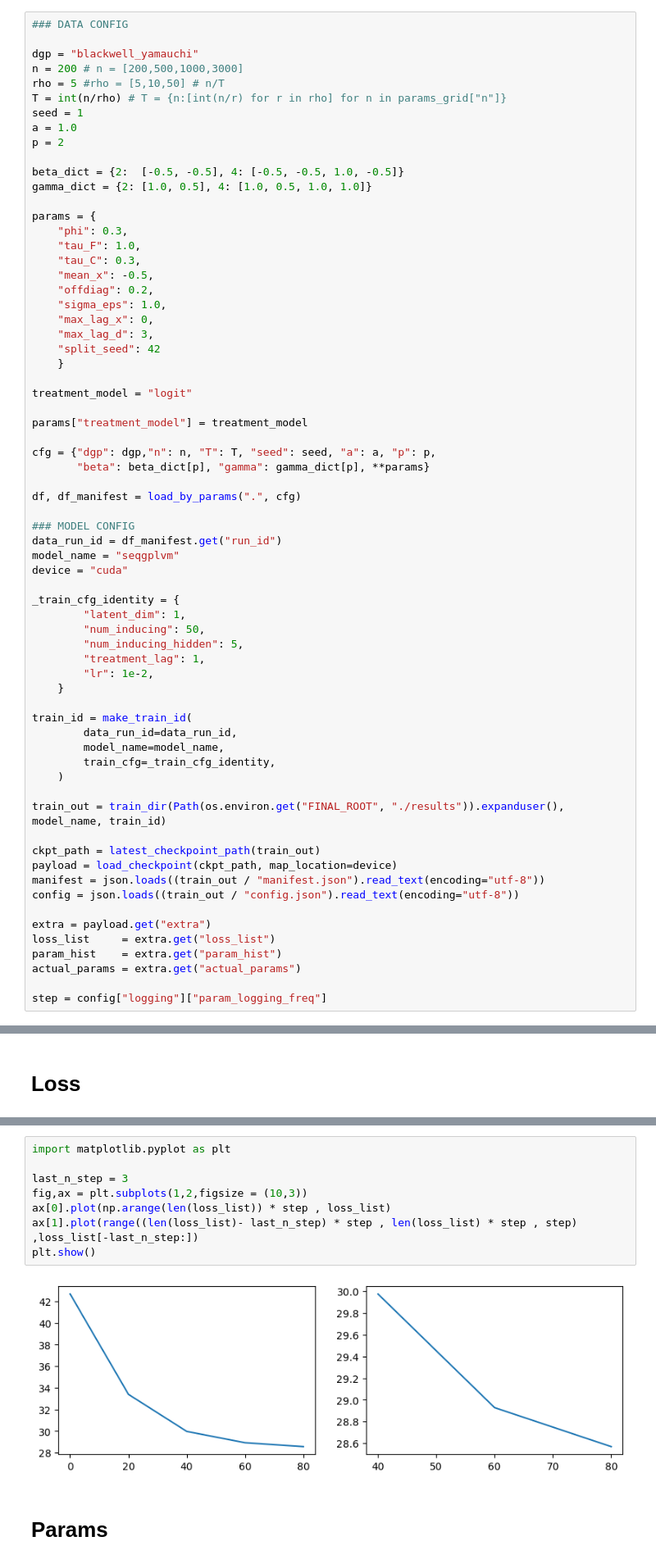
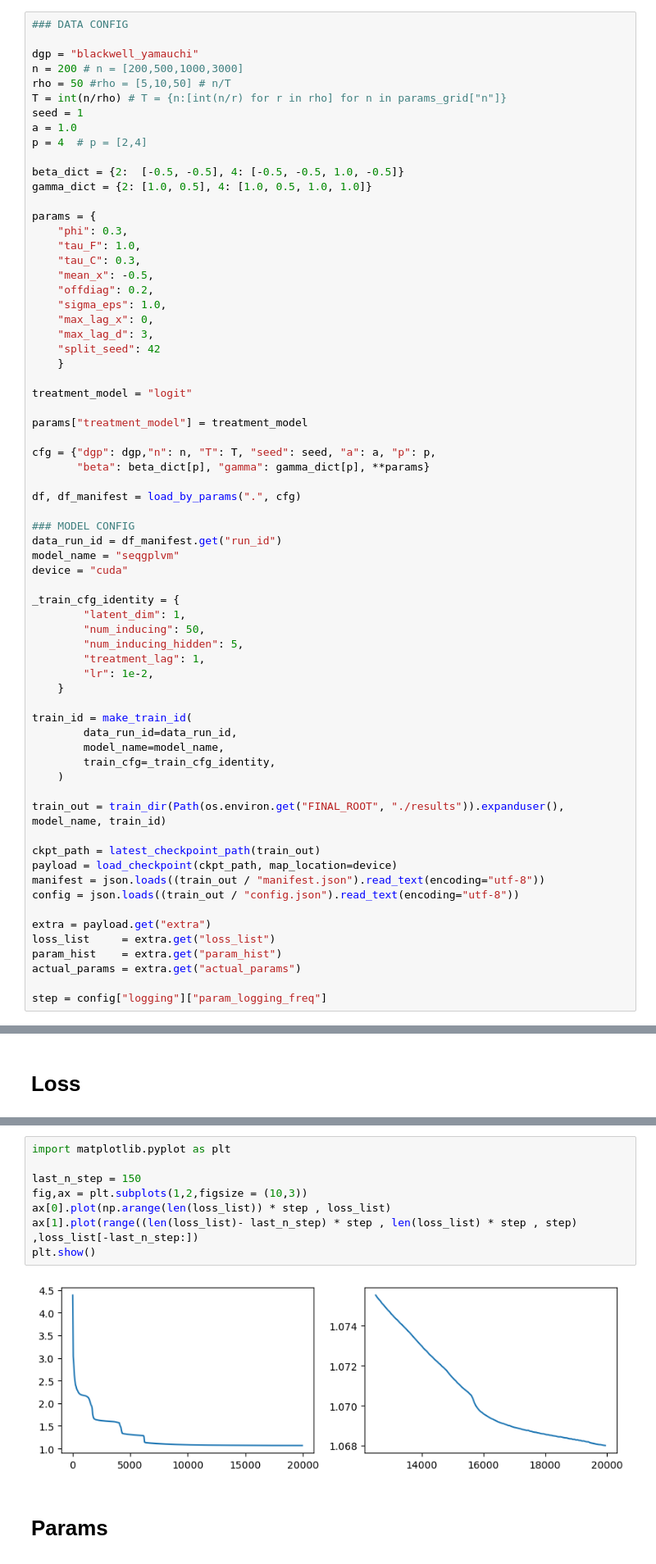
Before and after one commit to Ali-Setareh/SeqGPLVM_FEMSM, a Jupyter notebook: notebooks/model_inspection.ipynb, the cells around one changed output, grey strips where cells are left out. Shown at 82% size. Drawn from its saved outputs; the diff is of its cells as text.

```diff
--- a/notebooks/model_inspection.ipynb
+++ b/notebooks/model_inspection.ipynb
@@ -38,11 +58,11 @@ df_idx.head()
 
 dgp = "blackwell_yamauchi"
 n = 200 # n = [200,500,1000,3000]
-rho = 5 #rho = [5,10,50] # n/T
+rho = 50 #rho = [5,10,50] # n/T
 T = int(n/rho) # T = {n:[int(n/r) for r in rho] for n in params_grid["n"]}
 seed = 1
 a = 1.0
-p = 2
+p = 4  # p = [2,4]
 
 beta_dict = {2:  [-0.5, -0.5], 4: [-0.5, -0.5, 1.0, -0.5]}
 gamma_dict = {2: [1.0, 0.5], 4: [1.0, 0.5, 1.0, 1.0]}
@@ -113,13 +131,13 @@ array([0, 1, 2, 3, 4, 5, 6, 7, 8, 9])
 # %%
 import matplotlib.pyplot as plt
 
-last_n_step = 3
+last_n_step = 150
 fig,ax = plt.subplots(1,2,figsize = (10,3))
 ax[0].plot(np.arange(len(loss_list)) * step , loss_list)
 ax[1].plot(range((len(loss_list)- last_n_step) * step , len(loss_list) * step , step) ,loss_list[-last_n_step:])
 plt.show()
 # %% [output]
-[figure, old version]
+[figure, new version]
 # %% [markdown]
 # Params
 # %%
```
Also changed, not shown: parts of 7 cells of this notebook, 1 other file.
